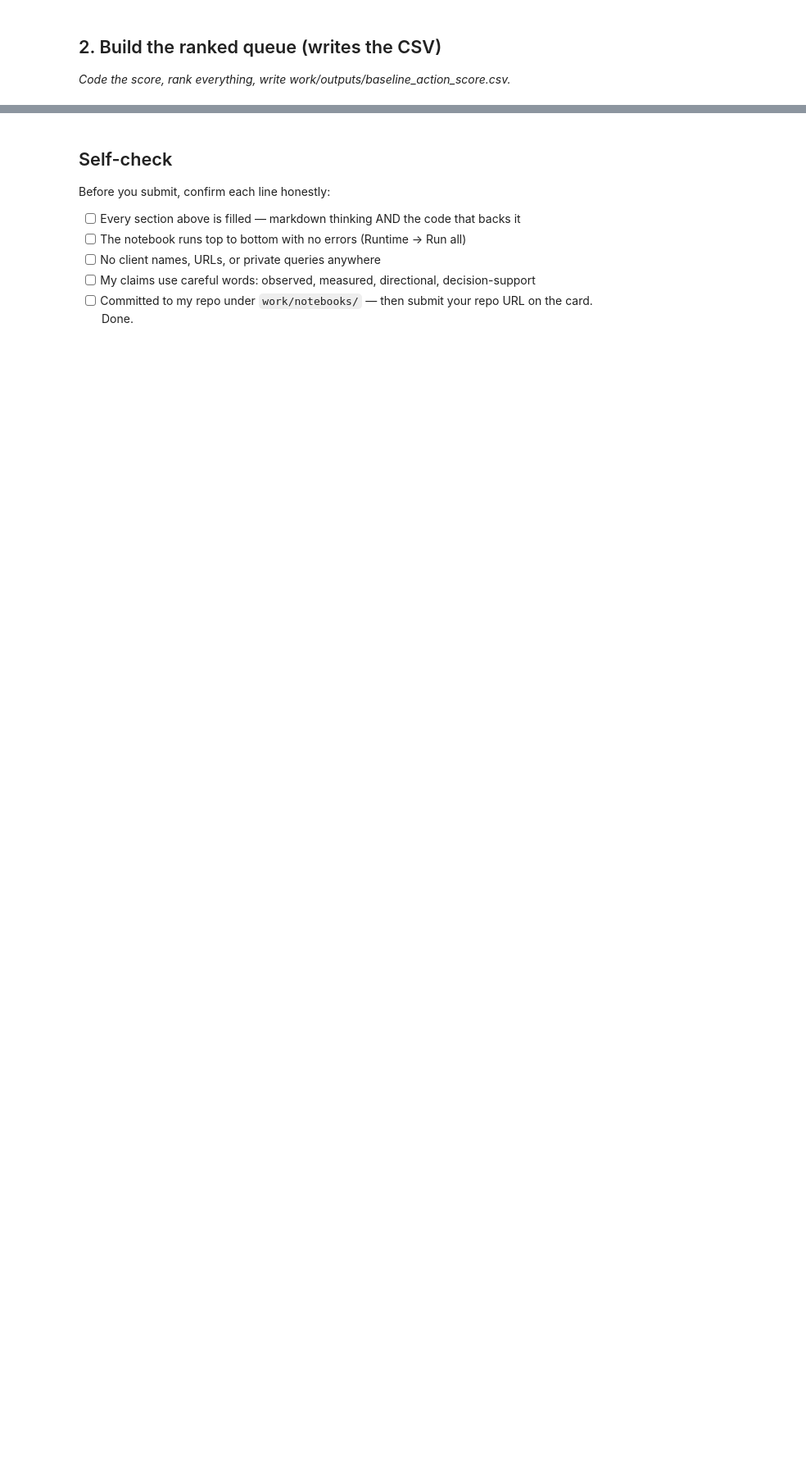
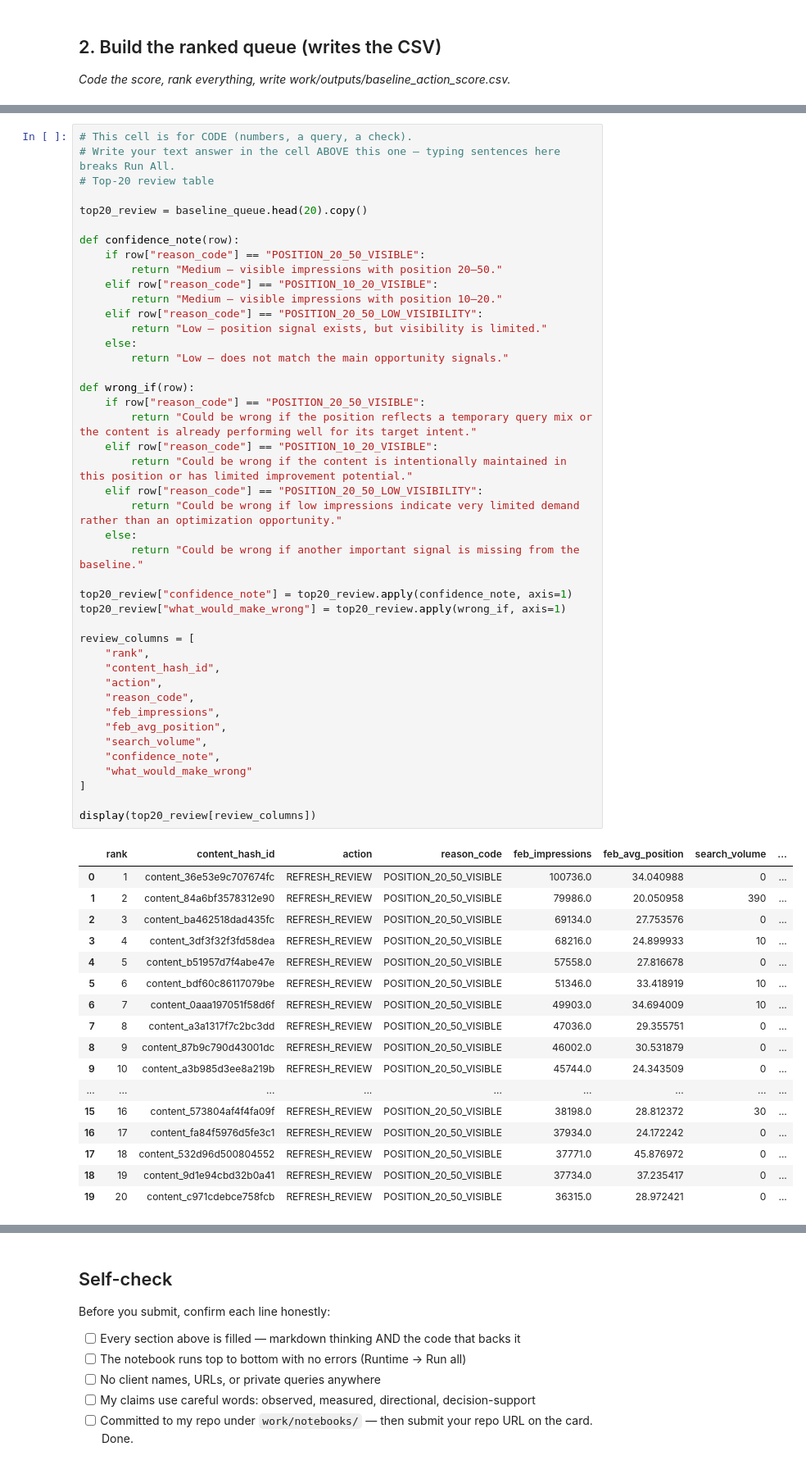
Before and after one commit to karishmaram-tech/flyrank-ml-internship, a Jupyter notebook: work/notebooks/w04_baseline_score.ipynb, the cells around one changed output, grey strips where cells are left out. Shown at 82% size. Saved outputs shown, nothing was run; the diff lists cells and outputs as text; blank space fills up the shorter version.

```diff
--- a/work/notebooks/w04_baseline_score.ipynb
+++ b/work/notebooks/w04_baseline_score.ipynb
@@ -19,0 +547,61 @@ This skeleton is yours to fill. Work the sections **in order** — each one has
+# %%
+# This cell is for CODE (numbers, a query, a check).
+# Write your text answer in the cell ABOVE this one — typing sentences here breaks Run All.
+# Top-20 review table
+
+top20_review = baseline_queue.head(20).copy()
+
+def confidence_note(row):
+    if row["reason_code"] == "POSITION_20_50_VISIBLE":
+        return "Medium — visible impressions with position 20–50."
+    elif row["reason_code"] == "POSITION_10_20_VISIBLE":
+        return "Medium — visible impressions with position 10–20."
+    elif row["reason_code"] == "POSITION_20_50_LOW_VISIBILITY":
+        return "Low — position signal exists, but visibility is limited."
+    else:
+        return "Low — does not match the main opportunity signals."
+
+def wrong_if(row):
+    if row["reason_code"] == "POSITION_20_50_VISIBLE":
+        return "Could be wrong if the position reflects a temporary query mix or the content is already performing well for its target intent."
+    elif row["reason_code"] == "POSITION_10_20_VISIBLE":
+        return "Could be wrong if the content is intentionally maintained in this position or has limited improvement potential."
+    elif row["reason_code"] == "POSITION_20_50_LOW_VISIBILITY":
+        return "Could be wrong if low impressions indicate very limited demand rather than an optimization opportunity."
+    else:
+        return "Could be wrong if another important signal is missing from the baseline."
+
+top20_review["confidence_note"] = top20_review.apply(confidence_note, axis=1)
+top20_review["what_would_make_wrong"] = top20_review.apply(wrong_if, axis=1)
+
+review_columns = [
+    "rank",
+    "content_hash_id",
+    "action",
+    "reason_code",
+    "feb_impressions",
+    "feb_avg_position",
+    "search_volume",
+    "confidence_note",
+    "what_would_make_wrong"
+]
+
+display(top20_review[review_columns])
+# %% [output]
+|  | rank | content_hash_id | action | reason_code | feb_impressions | feb_avg_position | search_volume | ... |
+| 0 | 1 | content_36e53e9c707674fc | REFRESH_REVIEW | POSITION_20_50_VISIBLE | 100736.0 | 34.040988 | 0 | ... |
+| 1 | 2 | content_84a6bf3578312e90 | REFRESH_REVIEW | POSITION_20_50_VISIBLE | 79986.0 | 20.050958 | 390 | ... |
+| 2 | 3 | content_ba462518dad435fc | REFRESH_REVIEW | POSITION_20_50_VISIBLE | 69134.0 | 27.753576 | 0 | ... |
+| 3 | 4 | content_3df3f32f3fd58dea | REFRESH_REVIEW | POSITION_20_50_VISIBLE | 68216.0 | 24.899933 | 10 | ... |
+| 4 | 5 | content_b51957d7f4abe47e | REFRESH_REVIEW | POSITION_20_50_VISIBLE | 57558.0 | 27.816678 | 0 | ... |
+| 5 | 6 | content_bdf60c86117079be | REFRESH_REVIEW | POSITION_20_50_VISIBLE | 51346.0 | 33.418919 | 10 | ... |
+| 6 | 7 | content_0aaa197051f58d6f | REFRESH_REVIEW | POSITION_20_50_VISIBLE | 49903.0 | 34.694009 | 10 | ... |
+| 7 | 8 | content_a3a1317f7c2bc3dd | REFRESH_REVIEW | POSITION_20_50_VISIBLE | 47036.0 | 29.355751 | 0 | ... |
+| 8 | 9 | content_87b9c790d43001dc | REFRESH_REVIEW | POSITION_20_50_VISIBLE | 46002.0 | 30.531879 | 0 | ... |
+| 9 | 10 | content_a3b985d3ee8a219b | REFRESH_REVIEW | POSITION_20_50_VISIBLE | 45744.0 | 24.343509 | 0 | ... |
+| ... | ... | ... | ... | ... | ... | ... | ... | ... |
+| 15 | 16 | content_573804af4f4fa09f | REFRESH_REVIEW | POSITION_20_50_VISIBLE | 38198.0 | 28.812372 | 30 | ... |
+| 16 | 17 | content_fa84f5976d5fe3c1 | REFRESH_REVIEW | POSITION_20_50_VISIBLE | 37934.0 | 24.172242 | 0 | ... |
+| 17 | 18 | content_532d96d500804552 | REFRESH_REVIEW | POSITION_20_50_VISIBLE | 37771.0 | 45.876972 | 0 | ... |
+| 18 | 19 | content_9d1e94cbd32b0a41 | REFRESH_REVIEW | POSITION_20_50_VISIBLE | 37734.0 | 37.235417 | 0 | ... |
+| 19 | 20 | content_c971cdebce758fcb | REFRESH_REVIEW | POSITION_20_50_VISIBLE | 36315.0 | 28.972421 | 0 | ... |
```
Also changed, not shown: parts of 23 cells of this notebook.
